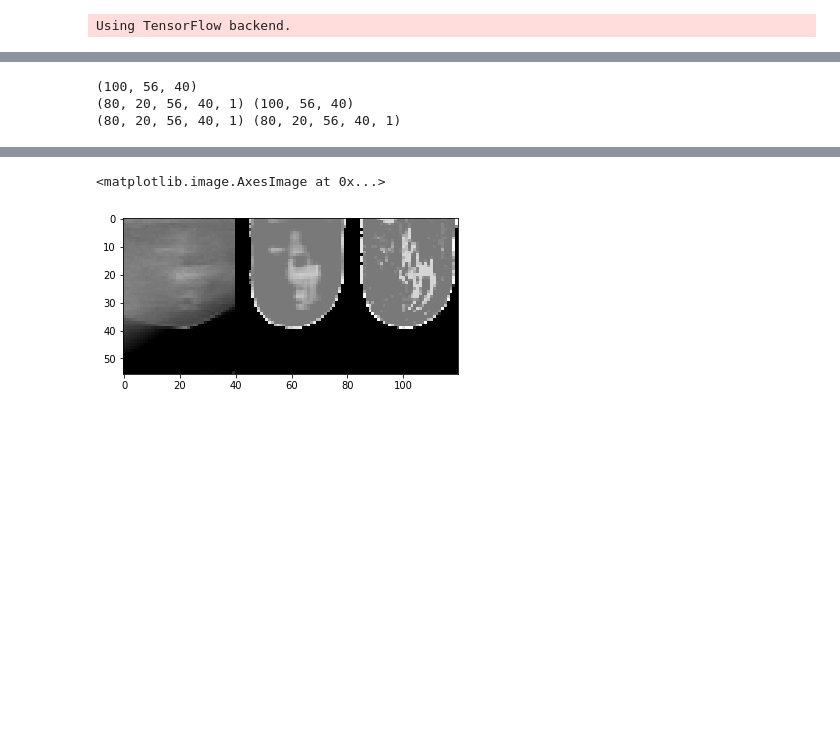
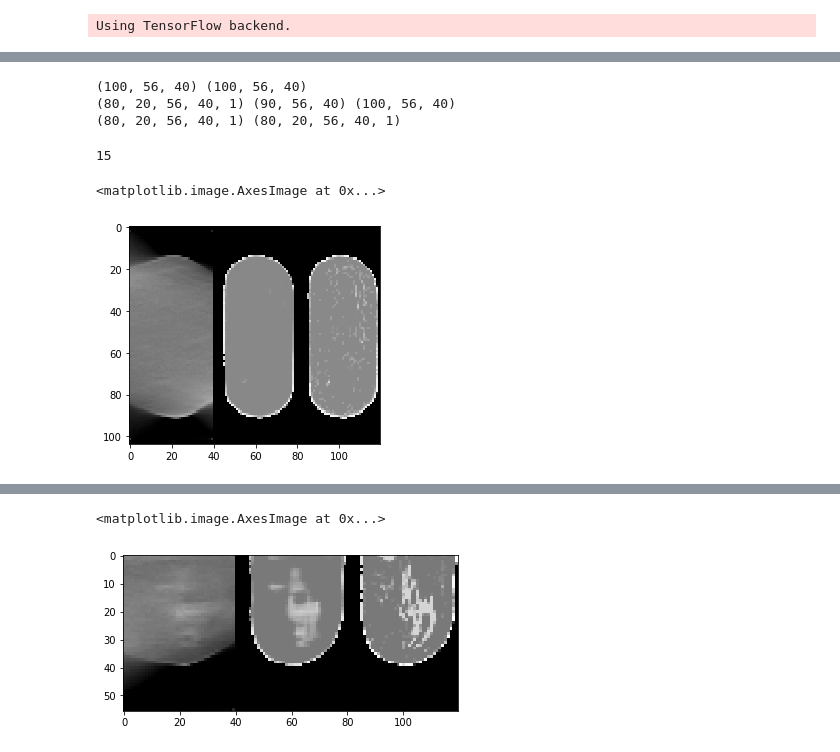
Before and after one commit to PranjalSahu/newrecon, a Jupyter notebook: recon1.ipynb, the cells around one changed output, grey strips where cells are left out. Drawn from its saved outputs; the diff is of its cells as text; code cells hidden in the pictures; blank space fills up the shorter version.

```diff
--- a/recon1.ipynb
+++ b/recon1.ipynb
@@ -178,7 +178,7 @@ def unet_3d_prelu(input_size = (104, 56, 40, 1)):
 
     return model
 
-def unet_3d_prelu2(input_size = (24, 56, 40, 1)):
+def unet_3d_prelu2(input_size = (104, 24, 40, 1)):
 
     filter1 = 16
     filter2 = 32
@@ -456,7 +463,7 @@ print(valx.shape, valy.shape)
 # %%
 # For training the U-Net model
 
-checkpoint  = ModelCheckpoint(filepath='/media/dril/ubuntudata/DBT-NEW/models/model18-dril.h5',
+checkpoint  = ModelCheckpoint(filepath='/media/dril/ubuntudata/DBT-NEW/models/model20-dril.h5',
                               monitor='val_loss', period=10,
                               verbose=1, save_best_only=True, mode='min')
 model = unet_3d_prelu2()
@@ -495,16 +502,18 @@ print(result.shape)
 
 index   = 153#random.randint(0, 35)
 
-volx = loadmat('/media/dril/ubuntudata/DBT-NEW/recons/sart_cir_zero_'+str(index)+'.mat')
-voly = loadmat('/media/dril/ubuntudata/DBT-NEW/attenuation_values_cropped/'+str(index)+'.mat')
+#volx = loadmat('/media/dril/ubuntudata/DBT-NEW/recons/sart_cir_zero_'+str(index)+'.mat')
+volx = loadmat('/home/dril/newrecon/ReconDBT/sart_cir_zero.mat')
+voly = loadmat('/home/dril/newrecon/ReconDBT/vol_lesion_'+str(index)+'.mat')
+#voly = loadmat('/media/dril/ubuntudata/DBT-NEW/attenuation_values_cropped/'+str(index)+'.mat')
 
 volx = volx['xartt']
-voly = voly['head']
+voly = voly['x']
 
-voly = ndimage.zoom(voly, 0.125, order=1).astype(np.single)
+voly = ndimage.zoom(voly, 0.250, order=1).astype(np.single)
 volx = ndimage.zoom(volx, 0.250, order=1).astype(np.single)
 
-print(volx.shape)
+print(volx.shape, voly.shape)
 
 testitx = []
 testity = []
@@ -538,9 +547,9 @@ for i in range(len(result)):
 
 final_result = np.array(final_result)
 final_result = np.concatenate([result[0, :10, :, :, 0] , final_result], axis=0)
-final_result = np.concatenate([final_result, result[79, 10:, :, :, 0]], axis=0)
+final_result2 = np.concatenate([final_result, result[79, 10:, :, :, 0]], axis=0)
 
-print(result.shape, final_result.shape)
+print(result.shape, final_result.shape, final_result2.shape)
 
 # testitx = np.concatenate([testitx[0], testitx[1], testitx[2], testitx[3], testitx[4]], axis=0)
 # result  = np.concatenate([result[0],  result[1], result[2], result[3], result[4]],     axis=0)
@@ -549,7 +558,16 @@ print(result.shape, final_result.shape)
 #print(testity.shape, testitx.shape)
 print(testity.shape, testitx.shape)
 # %% [output]
-(100, 56, 40)
-(80, 20, 56, 40, 1) (100, 56, 40)
+(100, 56, 40) (100, 56, 40)
+(80, 20, 56, 40, 1) (90, 56, 40) (100, 56, 40)
 (80, 20, 56, 40, 1) (80, 20, 56, 40, 1)
+# %%
+slicenum = 15#random.randint(0, 40)
+print(slicenum)
+index = random.randint(0, 500)
+plt.imshow(np.concatenate([valx[index, :, 12, :, 0],  result[index, :, 12, :, 0], valy[index, :, 12, :, 0]], axis=-1), cmap='gray')
+# %% [output]
+15
+<matplotlib.image.AxesImage at 0x...>
+[figure, added]
 # %%
```
Also changed, not shown: parts of 11 cells of this notebook.
